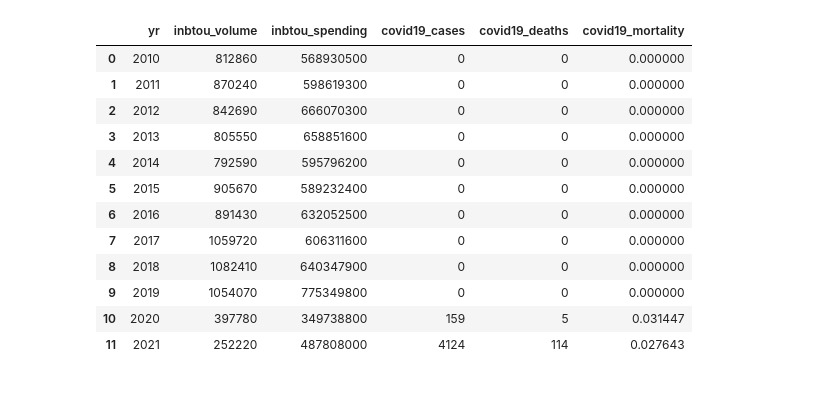
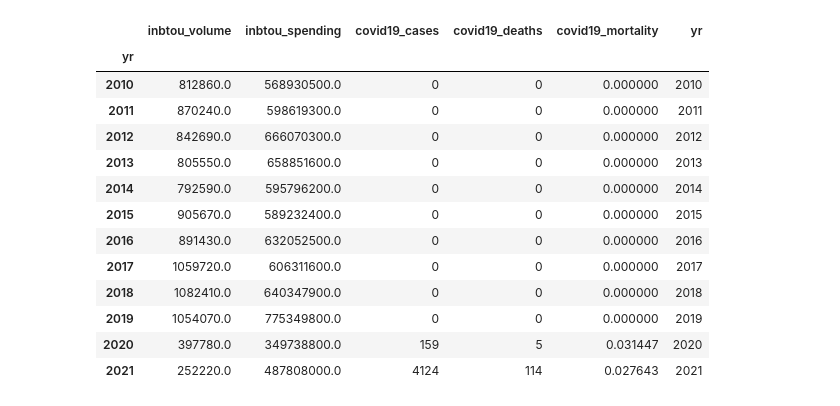
Before and after one commit to andreiui/csec491, a Jupyter notebook: code/analysis/antigua_and_barbuda/main.ipynb, the cells around one changed output. Drawn from its saved outputs; the diff is of its cells as text; code cells hidden in the pictures.

```diff
--- a/code/analysis/antigua_and_barbuda/main.ipynb
+++ b/code/analysis/antigua_and_barbuda/main.ipynb
@@ -1,35 +1,40 @@
 # %%
 # Import libraries and load dataset
 import os
 import sys
 import importlib
 module_path = os.path.abspath(os.path.join('../..'))
 if module_path not in sys.path:
     sys.path.append(module_path)
 
 import matplotlib.pyplot as plt
 import numpy as np
 import pandas as pd
 import statsmodels.api as sm
 
 import common.common as common
 importlib.reload(common)
 
-df = pd.read_csv("Data.csv")
+df = pd.read_csv("Data.csv").dropna()
+
+yr = list(df.yr)
+df = df.set_index("yr")
+df["yr"] = yr
 df
 # %% [output]
-|  | yr | inbtou_volume | inbtou_spending | covid19_cases | covid19_deaths | covid19_mortality |
-| 0 | 2010 | 812860 | 568930500 | 0 | 0 | 0.000000 |
-| 1 | 2011 | 870240 | 598619300 | 0 | 0 | 0.000000 |
-| 2 | 2012 | 842690 | 666070300 | 0 | 0 | 0.000000 |
-| 3 | 2013 | 805550 | 658851600 | 0 | 0 | 0.000000 |
-| 4 | 2014 | 792590 | 595796200 | 0 | 0 | 0.000000 |
-| 5 | 2015 | 905670 | 589232400 | 0 | 0 | 0.000000 |
-| 6 | 2016 | 891430 | 632052500 | 0 | 0 | 0.000000 |
-| 7 | 2017 | 1059720 | 606311600 | 0 | 0 | 0.000000 |
-| 8 | 2018 | 1082410 | 640347900 | 0 | 0 | 0.000000 |
-| 9 | 2019 | 1054070 | 775349800 | 0 | 0 | 0.000000 |
-| 10 | 2020 | 397780 | 349738800 | 159 | 5 | 0.031447 |
-| 11 | 2021 | 252220 | 487808000 | 4124 | 114 | 0.027643 |
+|  | inbtou_volume | inbtou_spending | covid19_cases | covid19_deaths | covid19_mortality | yr |
+| yr |  |  |  |  |  |  |
+| 2010 | 812860.0 | 568930500.0 | 0 | 0 | 0.000000 | 2010 |
+| 2011 | 870240.0 | 598619300.0 | 0 | 0 | 0.000000 | 2011 |
+| 2012 | 842690.0 | 666070300.0 | 0 | 0 | 0.000000 | 2012 |
+| 2013 | 805550.0 | 658851600.0 | 0 | 0 | 0.000000 | 2013 |
+| 2014 | 792590.0 | 595796200.0 | 0 | 0 | 0.000000 | 2014 |
+| 2015 | 905670.0 | 589232400.0 | 0 | 0 | 0.000000 | 2015 |
+| 2016 | 891430.0 | 632052500.0 | 0 | 0 | 0.000000 | 2016 |
+| 2017 | 1059720.0 | 606311600.0 | 0 | 0 | 0.000000 | 2017 |
+| 2018 | 1082410.0 | 640347900.0 | 0 | 0 | 0.000000 | 2018 |
+| 2019 | 1054070.0 | 775349800.0 | 0 | 0 | 0.000000 | 2019 |
+| 2020 | 397780.0 | 349738800.0 | 159 | 5 | 0.031447 | 2020 |
+| 2021 | 252220.0 | 487808000.0 | 4124 | 114 | 0.027643 | 2021 |
 # %%
 # Set up plot
```
Also changed, not shown: parts of 3 cells of this notebook.
